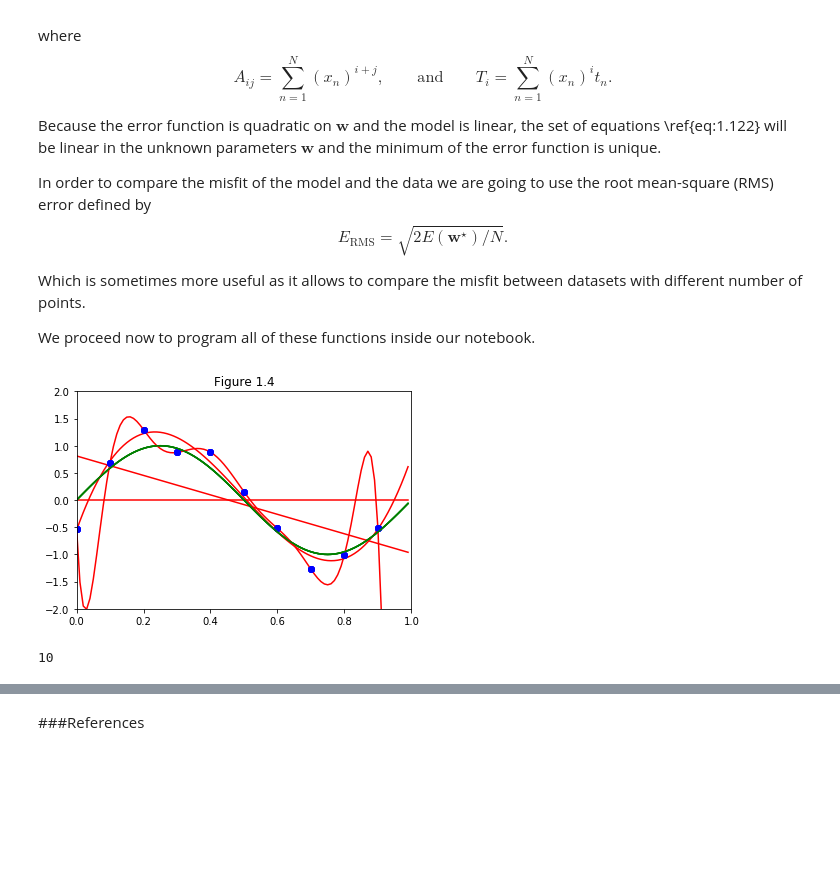
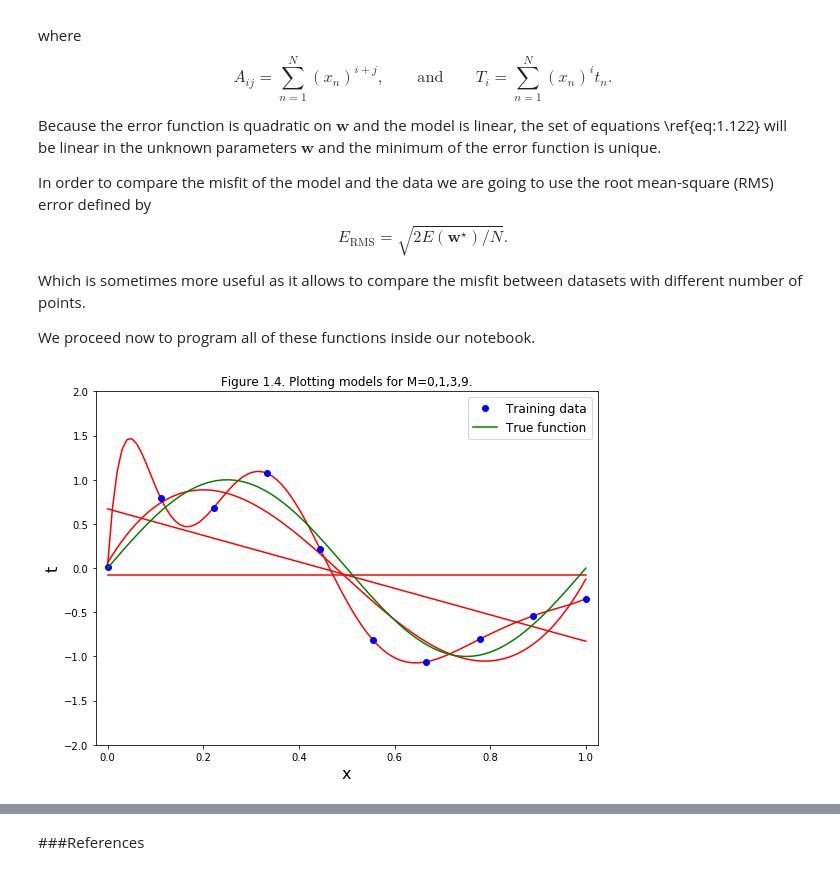
Before and after one commit to CesarArroyo09/Python_Machine_Learning_IFUNAM, a Jupyter notebook: Bishop_PRML_1_1_Example_Polynomial_Curve_Fitting.ipynb, the cells around one changed output, grey strips where cells are left out. Saved outputs shown, nothing was run; the diff lists cells and outputs as text; code cells hidden in the pictures; blank space fills up the shorter version.

```diff
--- a/Bishop_PRML_1_1_Example_Polynomial_Curve_Fitting.ipynb
+++ b/Bishop_PRML_1_1_Example_Polynomial_Curve_Fitting.ipynb
@@ -243,40 +212,0 @@ def rms_error(x, W, t):
-# %%
-if __name__ == "__main__":
-
-    np.random.seed(100)
-    #Sine curve
-    x_real = np.arange(0, 1, 0.01)
-    y_real = np.sin(2*np.pi*x_real)
-
-    ##Training Data
-    N=10
-    x_train = np.arange(0, 1, 0.1)
-
-    #Set "small level of random noise having a Gaussian distribution"
-    loc = 0
-    scale = 0.3
-    y_train =  np.sin(2*np.pi*x_train) + np.random.normal(loc,scale,N)
-
-    W_list = []
-    rms_train  = []
-
-    for M in range(10):
-        W = E(x_train, y_train, M)
-        W_list.append(W)
-
-        y_estimate = [y(x, W, M) for x in x_real]
-        y_estimate_loss = [y(x, W, M) for x in x_train]
-
-        loss_val = np.sum(np.square(y_estimate_loss - y_train))
-        rms = np.sqrt(loss_val/N)
-        rms_train.append(rms)
-
-        if(M in [0, 1, 3, 9]):
-            plt.plot(x_real, y_estimate, 'r-')
-            plt.plot(x_train, y_train, 'bo')
-            plt.plot(x_real, y_real, 'g-')
-            plt.xlim(0.0, 1.0)
-            plt.ylim(-2, 2)
-            plt.title("Figure 1.4")
-# %% [output]
-[figure, removed]
@@ -299,4 +212,0 @@ for M in range(10):
-# %%
-print(len(rms_test))
-# %% [output]
-10
@@ -302,0 +299,35 @@ print(len(rms_test))
+# %%
+W_list = [] ## List to save the coefficients for polynomials of M=0,...,9.
+rms_train  = [] ## List to save the rms error for each of the fits in W_list.
+
+plt.figure(figsize = (9, 6.5))
+
+for M in range(10):
+    ## Compute the best fit and append to the list.
+    W = best_fit(x_train, t_train, M)
+    W_list.append(W)
+
+    ## Compute the RMS error for the given polynomial and the training dataset.
+    rms = rms_error(x_train, W, t_train)
+
+    ## y_estimate is used to plot the fitted polynomial.
+    y_estimate = y(x_test, W)
+
+    ## Append the RMS error value to the RMS list.
+    rms_train.append(rms)
+
+    ## Plot the polynomials for cases M = 0,1,3,9.
+    if(M in [0, 1, 3, 9]):
+        plt.plot(x_test, y_estimate, 'r-')
+
+plt.plot(x_train, t_train, 'bo', label='Training data')
+plt.plot(x_test, t_true, 'g-', label='True function')
+plt.xlim(-0.025, 1.025)
+plt.ylim(-2, 2)
+plt.title("Figure 1.4. Plotting models for M=0,1,3,9.")
+plt.xlabel(r"x", fontsize=16)
+plt.ylabel(r"t", fontsize=16)
+plt.legend(loc='best', fontsize=12)
+plt.show()
+# %% [output]
+[figure, added]
```
Also changed, not shown: parts of 14 cells of this notebook.
